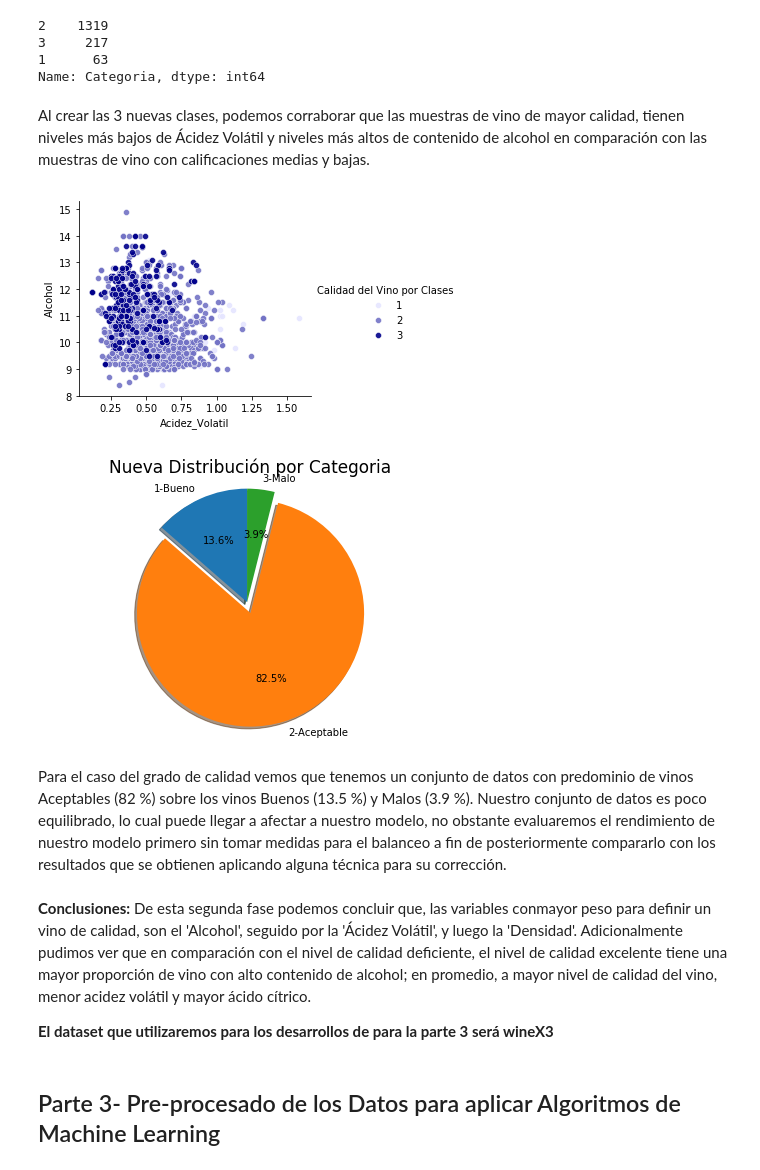
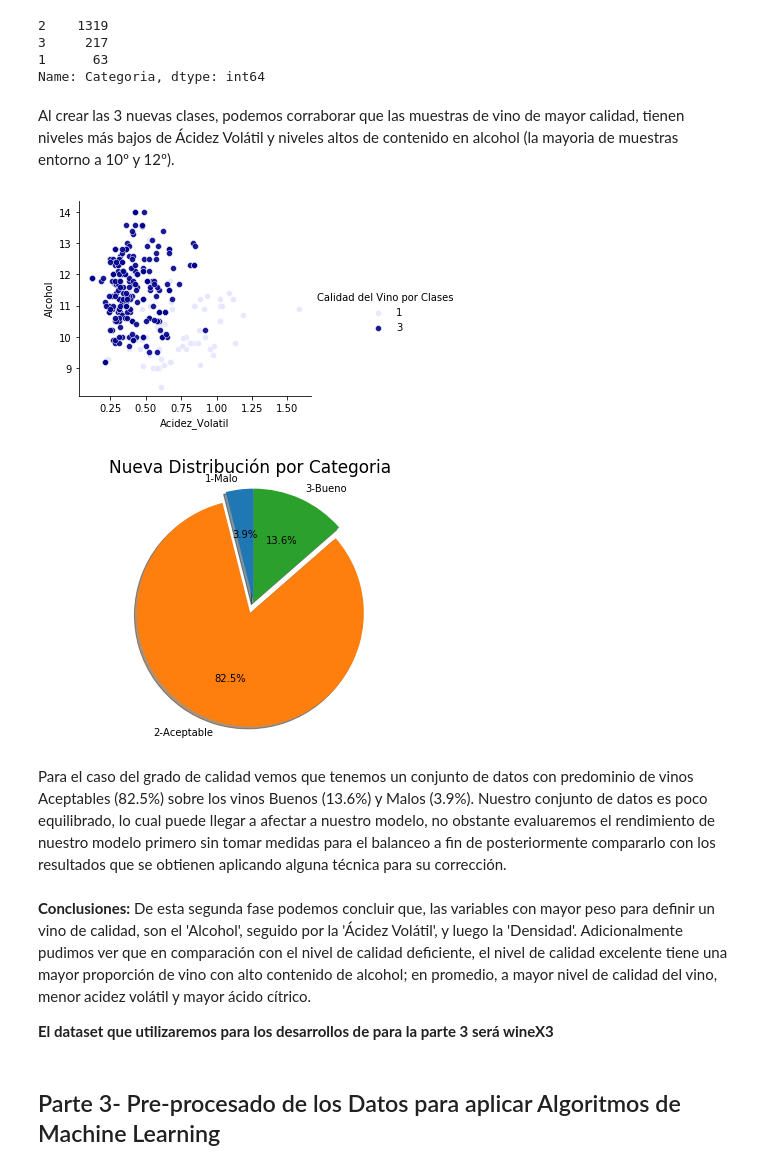
Before and after one commit to Fati486/TFM, a Jupyter notebook: Predicción_de_la_Calidad_del_Vino_usando_Machine_Learning.ipynb, the cells around one changed output. Cells and saved outputs as stored; diff of their text form; code cells hidden in the pictures.

```diff
--- a/Predicción_de_la_Calidad_del_Vino_usando_Machine_Learning.ipynb
+++ b/Predicción_de_la_Calidad_del_Vino_usando_Machine_Learning.ipynb
@@ -583,40 +595,40 @@ wineX.Categoria.value_counts()
 1      63
 Name: Categoria, dtype: int64
 # %% [markdown]
-Al crear las 3 nuevas clases, podemos corraborar que las muestras de vino de mayor calidad, tienen niveles más bajos de Ácidez Volátil y niveles más altos de contenido de alcohol en comparación con las muestras de vino con calificaciones medias y bajas.
+Al crear las 3 nuevas clases, podemos corraborar que las muestras de vino de mayor calidad, tienen niveles más bajos de Ácidez Volátil y niveles altos de contenido en alcohol (la mayoria de muestras entorno a 10º y 12º).
 # %%
-# Análisis bivariado para las características más altamente correlacionadas
-img13 = sns.FacetGrid(wineX, hue='Categoria', hue_order=['1', '2', '3'],
-                  aspect=1.2, size=3.5, palette=sns.light_palette('darkblue', 3))
+# Análisis bivariado para las características más altamente correlacionadas: Ácidez Volatil y Alcohol.
+img13 = sns.FacetGrid(wineX, hue='Categoria', hue_order=['1', '3'],  #para visualizarlo mejor, graficamos solo las muestras para la mejor y peor calidad
+                  aspect=1.2, size=3.5, palette=sns.light_palette('darkblue', 2))
 img13.map(plt.scatter, 'Acidez_Volatil', 'Alcohol', alpha=0.9, edgecolor='white', linewidth=0.5)
 titu = img13.add_legend(title='Calidad del Vino por Clases')   # (1=Bueno, 2=Aceptable, 3=Malo)
 # %% [output]
-[figure, old version]
+[figure, new version]
 # %%
 import seaborn as sns
 import matplotlib.pyplot as plt
 
 # Párametros para el gráfico de pie
-labels = ['1-Bueno', '2-Aceptable', '3-Malo']
-sizes = [13.57, 82.48, 3.9]
+labels = ['1-Malo', '2-Aceptable', '3-Bueno']
+sizes = [3.93, 82.48, 13.57]
 explode = (0, 0.1, 0,)
 
 fig, ax = plt.subplots()
 ax.pie(sizes, explode=explode, labels=labels, autopct='%1.1f%%',
         shadow=True, startangle=90)
 
-# Equal aspect ratio ensures that pie is drawn as a circle
+
 ax.axis('equal')
 
 plt.tight_layout()
 plt.title('Nueva Distribución por Categoria',fontsize=17)
 plt.show()
 # %% [output]
-[figure, old version]
+[figure, new version]
 # %% [markdown]
-Para el caso del grado de calidad vemos que tenemos un conjunto de datos con predominio de vinos Aceptables (82 %) sobre los vinos Buenos (13.5 %) y Malos (3.9 %). Nuestro conjunto de datos es poco equilibrado, lo cual puede llegar a afectar a nuestro modelo, no obstante evaluaremos el rendimiento de nuestro modelo primero sin tomar medidas para el balanceo a fin de posteriormente compararlo con los resultados que se obtienen aplicando alguna técnica para su corrección.
+Para el caso del grado de calidad vemos que tenemos un conjunto de datos con predominio de vinos Aceptables (82.5%) sobre los vinos Buenos (13.6%) y Malos (3.9%). Nuestro conjunto de datos es poco equilibrado, lo cual puede llegar a afectar a nuestro modelo, no obstante evaluaremos el rendimiento de nuestro modelo primero sin tomar medidas para el balanceo a fin de posteriormente compararlo con los resultados que se obtienen aplicando alguna técnica para su corrección.
 # %% [markdown]
-**Conclusiones:**  De esta segunda fase podemos concluir que, las variables conmayor peso para definir un vino de calidad, son el 'Alcohol', seguido por la 'Ácidez Volátil', y luego la 'Densidad'. Adicionalmente pudimos ver que en comparación con el nivel de calidad deficiente, el nivel de calidad excelente tiene una mayor proporción de vino con alto contenido de alcohol; en promedio, a mayor nivel de calidad del vino, menor acidez volátil y mayor ácido cítrico.
+**Conclusiones:**  De esta segunda fase podemos concluir que, las variables con mayor peso para definir un vino de calidad, son el 'Alcohol', seguido por la 'Ácidez Volátil', y luego la 'Densidad'. Adicionalmente pudimos ver que en comparación con el nivel de calidad deficiente, el nivel de calidad excelente tiene una mayor proporción de vino con alto contenido de alcohol; en promedio, a mayor nivel de calidad del vino, menor acidez volátil y mayor ácido cítrico.
 
 **El dataset que utilizaremos para los desarrollos de para la parte 3 será wineX3**
 # %%
```
Also changed, not shown: parts of 69 cells of this notebook.
